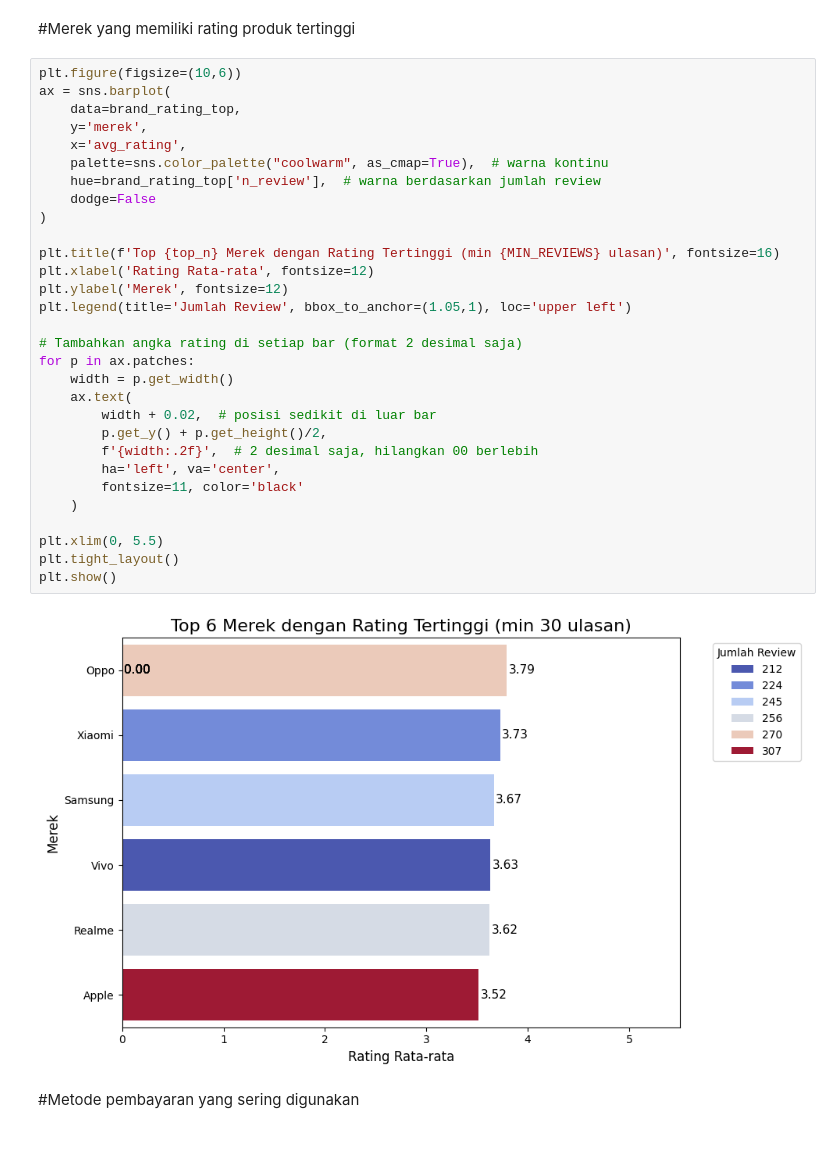
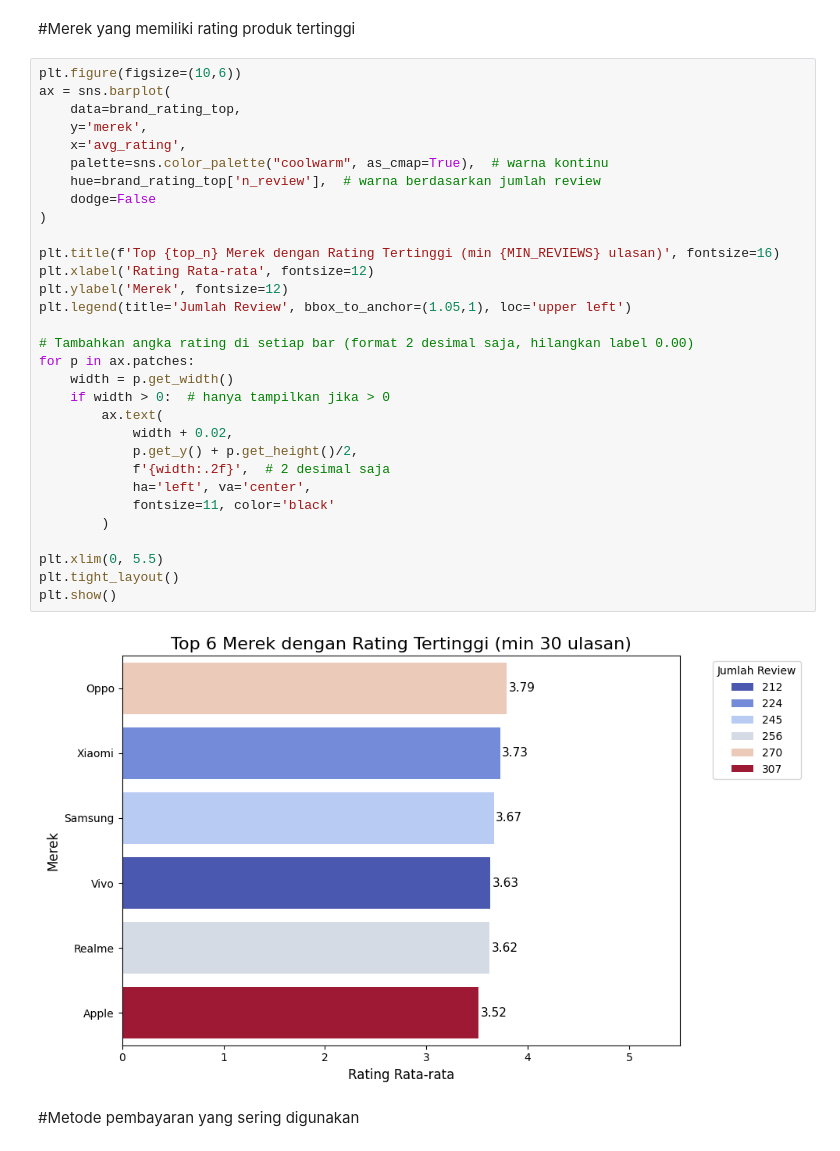
Before and after one commit to MRifdaM/SurabayaDev_Asa-Baswara_Data, a Jupyter notebook: Analisis_Penjualan_HP.ipynb, the cells around one changed output. Cells and saved outputs as stored; diff of their text form.

```diff
--- a/Analisis_Penjualan_HP.ipynb
+++ b/Analisis_Penjualan_HP.ipynb
@@ -1244,35 +1244,36 @@ plt.show()
 # %%
 plt.figure(figsize=(10,6))
 ax = sns.barplot(
     data=brand_rating_top,
     y='merek',
     x='avg_rating',
     palette=sns.color_palette("coolwarm", as_cmap=True),  # warna kontinu
     hue=brand_rating_top['n_review'],  # warna berdasarkan jumlah review
     dodge=False
 )
 
 plt.title(f'Top {top_n} Merek dengan Rating Tertinggi (min {MIN_REVIEWS} ulasan)', fontsize=16)
 plt.xlabel('Rating Rata-rata', fontsize=12)
 plt.ylabel('Merek', fontsize=12)
 plt.legend(title='Jumlah Review', bbox_to_anchor=(1.05,1), loc='upper left')
 
-# Tambahkan angka rating di setiap bar (format 2 desimal saja)
+# Tambahkan angka rating di setiap bar (format 2 desimal saja, hilangkan label 0.00)
 for p in ax.patches:
     width = p.get_width()
-    ax.text(
-        width + 0.02,  # posisi sedikit di luar bar
-        p.get_y() + p.get_height()/2,
-        f'{width:.2f}',  # 2 desimal saja, hilangkan 00 berlebih
-        ha='left', va='center',
-        fontsize=11, color='black'
-    )
+    if width > 0:  # hanya tampilkan jika > 0
+        ax.text(
+            width + 0.02,
+            p.get_y() + p.get_height()/2,
+            f'{width:.2f}',  # 2 desimal saja
+            ha='left', va='center',
+            fontsize=11, color='black'
+        )
 
 plt.xlim(0, 5.5)
 plt.tight_layout()
 plt.show()
 # %% [output]
-[figure, old version]
+[figure, new version]
 # %% [markdown]
 #Metode pembayaran yang sering digunakan
 # %%
```
